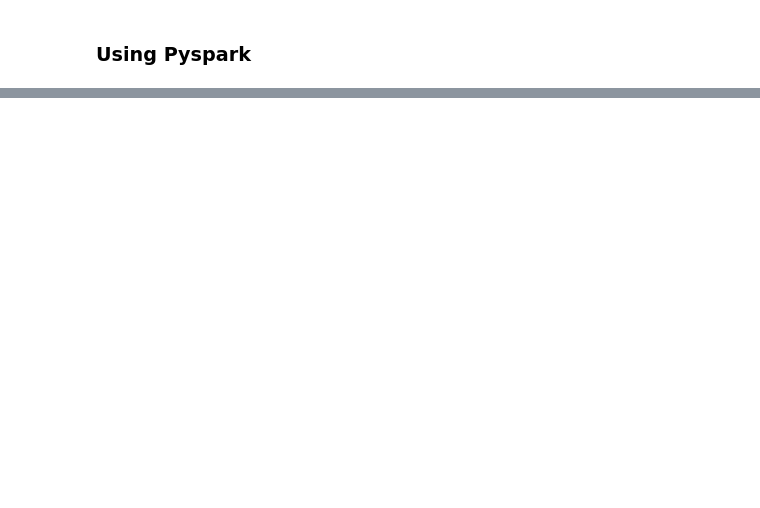
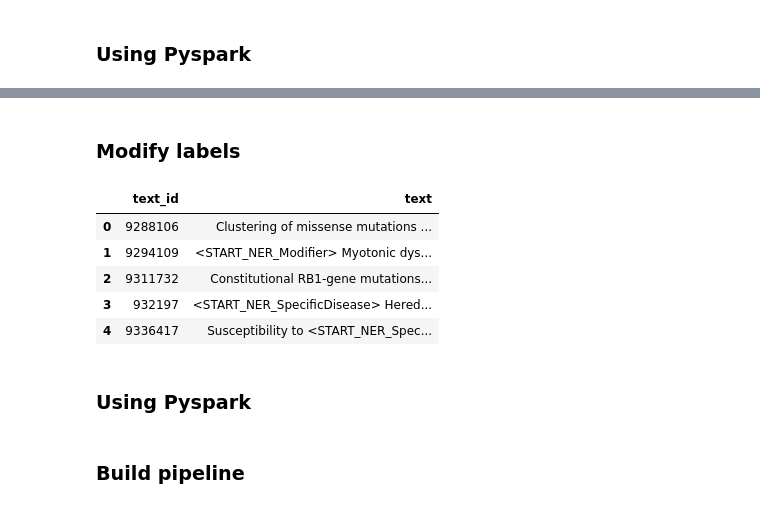
Before and after one commit to russell-ai/nlp, a Jupyter notebook: preprocessing/conll4ner/NCBI/ncbi.ipynb, the cells around one changed output, grey strips where cells are left out. Saved outputs shown, nothing was run; the diff lists cells and outputs as text; code cells hidden in the pictures; blank space fills up the shorter version.

```diff
--- a/preprocessing/conll4ner/NCBI/ncbi.ipynb
+++ b/preprocessing/conll4ner/NCBI/ncbi.ipynb
@@ -349,0 +598,15 @@ df
+# %% [markdown]
+### Modify labels
+# %%
+df["text"] = df["text"].apply(lambda text: modify_label(text,dict_map))
+# %%
+df.head()
+# %% [output]
+|  | text_id | text |
+| 0 | 9288106 | Clustering of missense mutations ... |
+| 1 | 9294109 | <START_NER_Modifier> Myotonic dys... |
+| 2 | 9311732 | Constitutional RB1-gene mutations... |
+| 3 | 932197 | <START_NER_SpecificDisease> Hered... |
+| 4 | 9336417 | Susceptibility to <START_NER_Spec... |
+# %% [markdown]
+### Using Pyspark
@@ -349,0 +615,2 @@ df
+# %% [markdown]
+### Build pipeline
```
Also changed, not shown: parts of 91 cells of this notebook.
